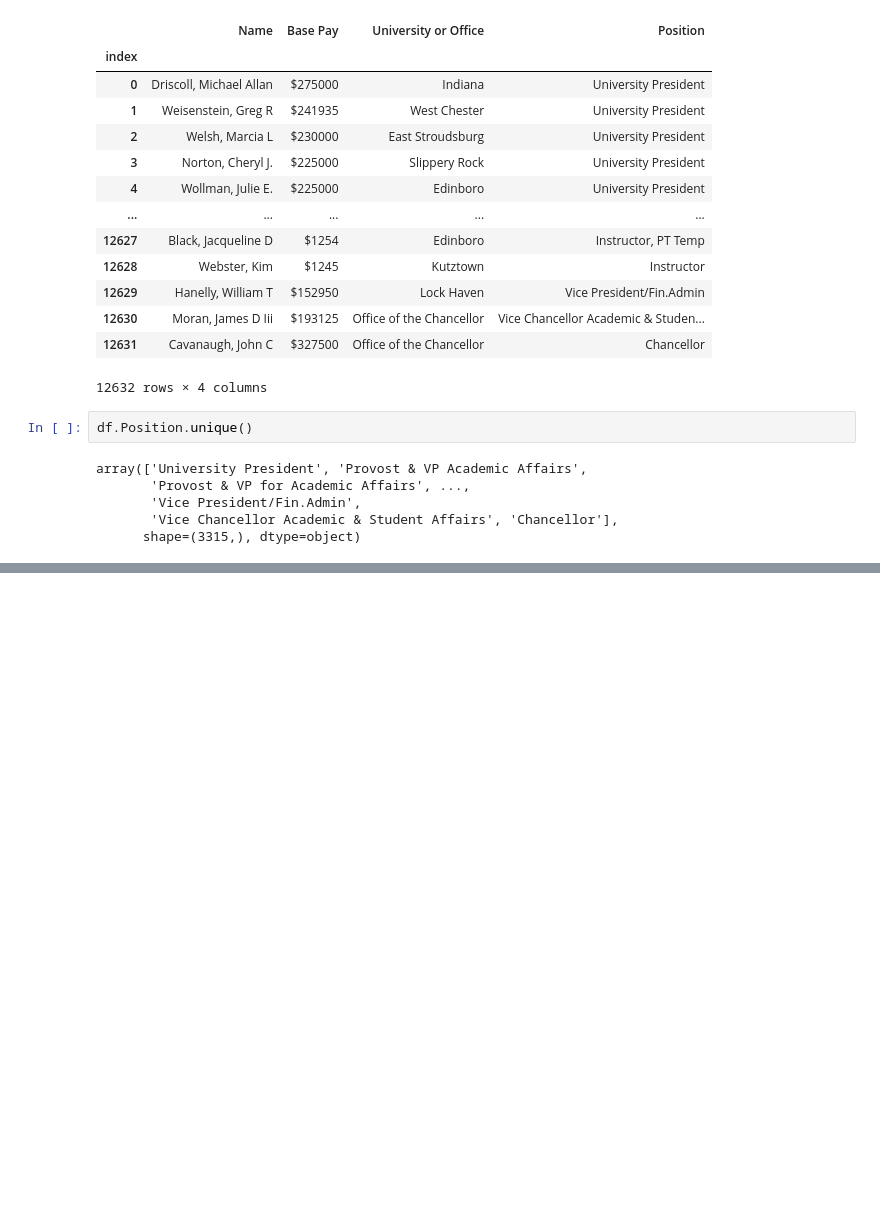
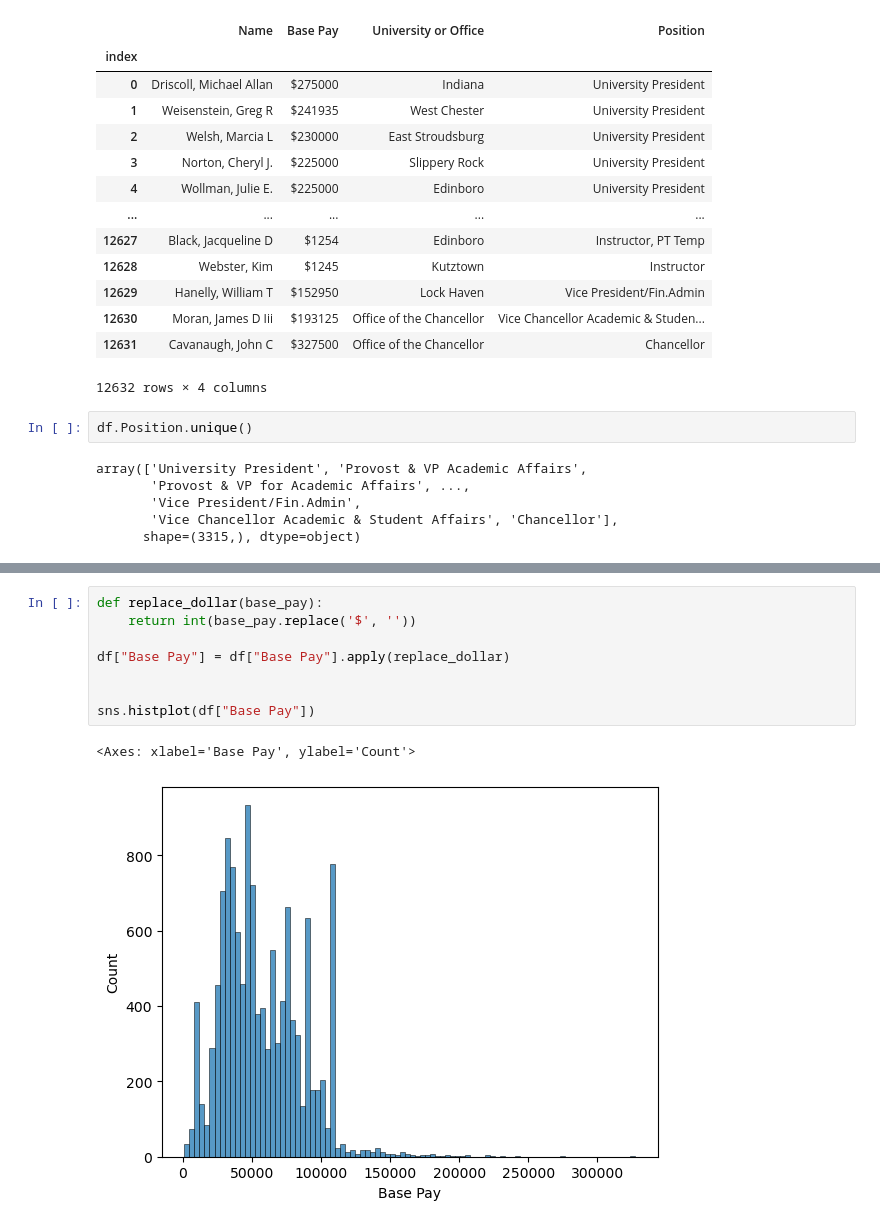
Before and after one commit to ManuelMF/College, a Jupyter notebook: PIA/Tema2/proves04.ipynb, the cells around one changed output, grey strips where cells are left out. Drawn from its saved outputs; the diff is of its cells as text; blank space fills up the shorter version.

```diff
--- a/PIA/Tema2/proves04.ipynb
+++ b/PIA/Tema2/proves04.ipynb
@@ -28,0 +35,11 @@ array(['University President', 'Provost & VP Academic Affairs',
+# %%
+def replace_dollar(base_pay):
+    return int(base_pay.replace('$', ''))
+
+df["Base Pay"] = df["Base Pay"].apply(replace_dollar)
+
+
+sns.histplot(df["Base Pay"])
+# %% [output]
+<Axes: xlabel='Base Pay', ylabel='Count'>
+[figure, added]
```
Also changed, not shown: parts of 8 cells of this notebook.
